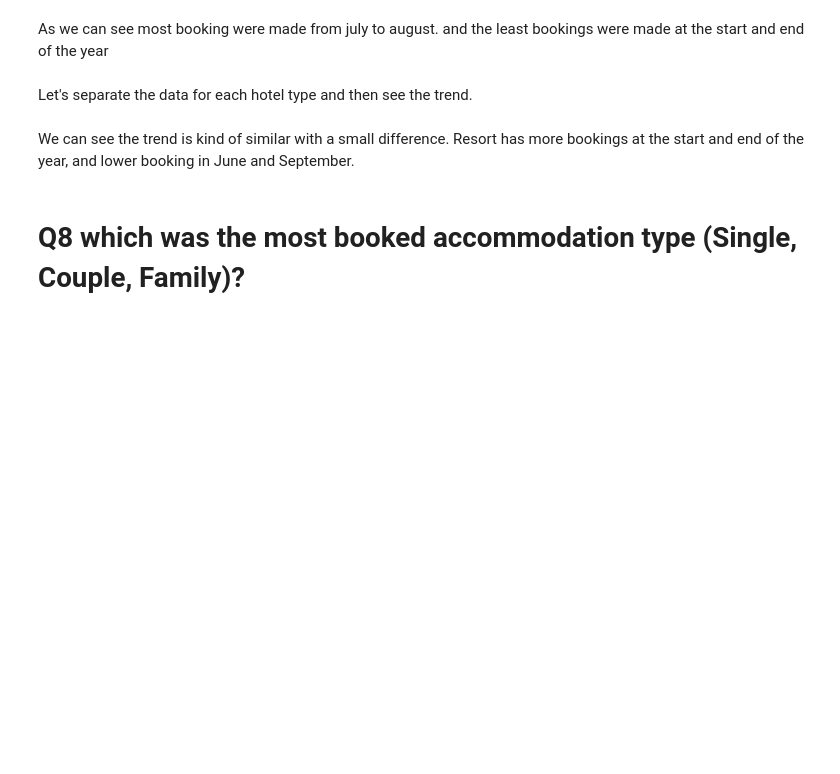
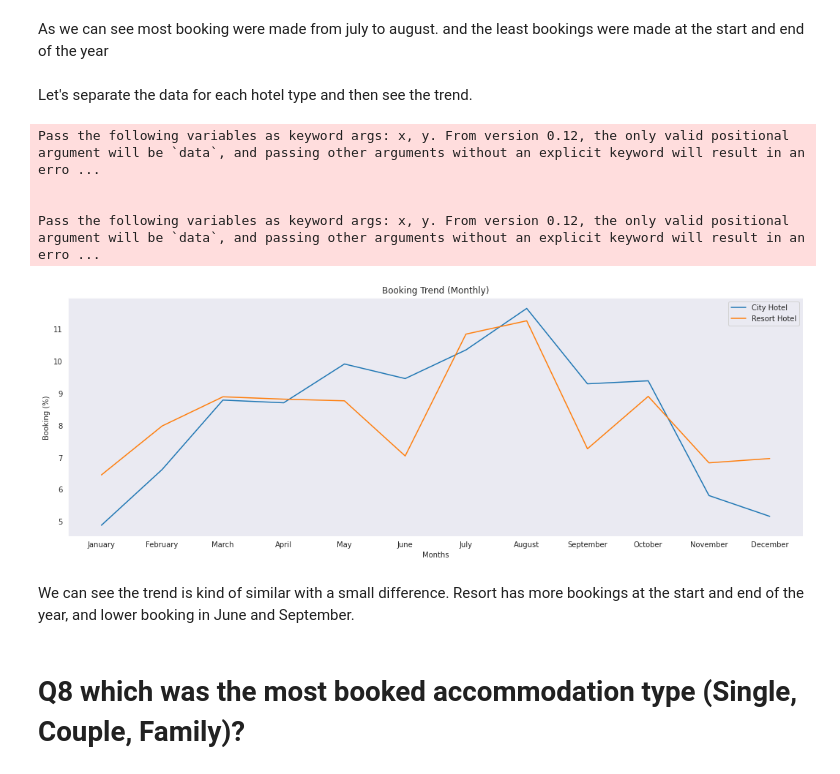
Before and after one commit to prajwalDU/Hotel-Booking-analysis, a Jupyter notebook: Hotel_Booking_Project_Analysis_Capstone_Project.ipynb, the cells around one changed output. Drawn from its saved outputs; the diff is of its cells as text; code cells hidden in the pictures; blank space fills up the shorter version.

```diff
--- a/Hotel_Booking_Project_Analysis_Capstone_Project.ipynb
+++ b/Hotel_Booking_Project_Analysis_Capstone_Project.ipynb
@@ -352,30 +363,36 @@ Let's separate the data for each hotel type and then see the trend.
 # %%
 # Order of Months
 new_order = ['January', 'February', 'March', 'April', 'May', 'June', 'July', 'August', 'September', 'October', 'November', 'December']
 
 # Select only City Hotel
-sorted_months = df_not_canceled.loc[df.hotel== 'City Hotel', 'arrival_date_month'].values_counts().reindex(new_order)
+sorted_months = df_not_canceled.loc[df.hotel== 'City Hotel', 'arrival_date_month'].value_counts().reindex(new_order)
 
-x1 = sorted_months.reset_index
+x1 = sorted_months.index
 y1 = sorted_months/sorted_months.sum()*100
 
 # Select only Resort Hotel
-sorted_months = df_not_canceled.loc[df.hotel== 'Resort Hotel', 'arrival_date_month'].values_counts().reindex(new_order)
+sorted_months = df_not_canceled.loc[df.hotel== 'Resort Hotel', 'arrival_date_month'].value_counts().reindex(new_order)
 
-x2 = sorted_months.reset_index
+x2 = sorted_months.index
 y2 = sorted_months/sorted_months.sum()*100
 
 # Draw the line plot
 fig, ax = plt.subplots(figsize = (18,6))
 
 ax.set_xlabel('Months')
 ax.set_ylabel('Booking (%)')
 ax.set_title('Booking Trend (Monthly)')
 
 sns.lineplot(x1, y1.values, label = 'City Hotel', sort = False)
 sns.lineplot(x2, y2.values, label = 'Resort Hotel', sort = False)
 
 plt.show()
+# %% [output]
+Pass the following variables as keyword args: x, y. From version 0.12, the only valid positional argument will be `data`, and passing other arguments without an explicit keyword will result in an erro ...
+
+
+Pass the following variables as keyword args: x, y. From version 0.12, the only valid positional argument will be `data`, and passing other arguments without an explicit keyword will result in an erro ...
+[figure, added]
 # %% [markdown]
 We can see the trend is kind of similar with a small difference. Resort has more bookings at the start and end of the year, and lower booking in June and September.
 # %% [markdown]
```
Also changed, not shown: parts of 4 cells of this notebook.
